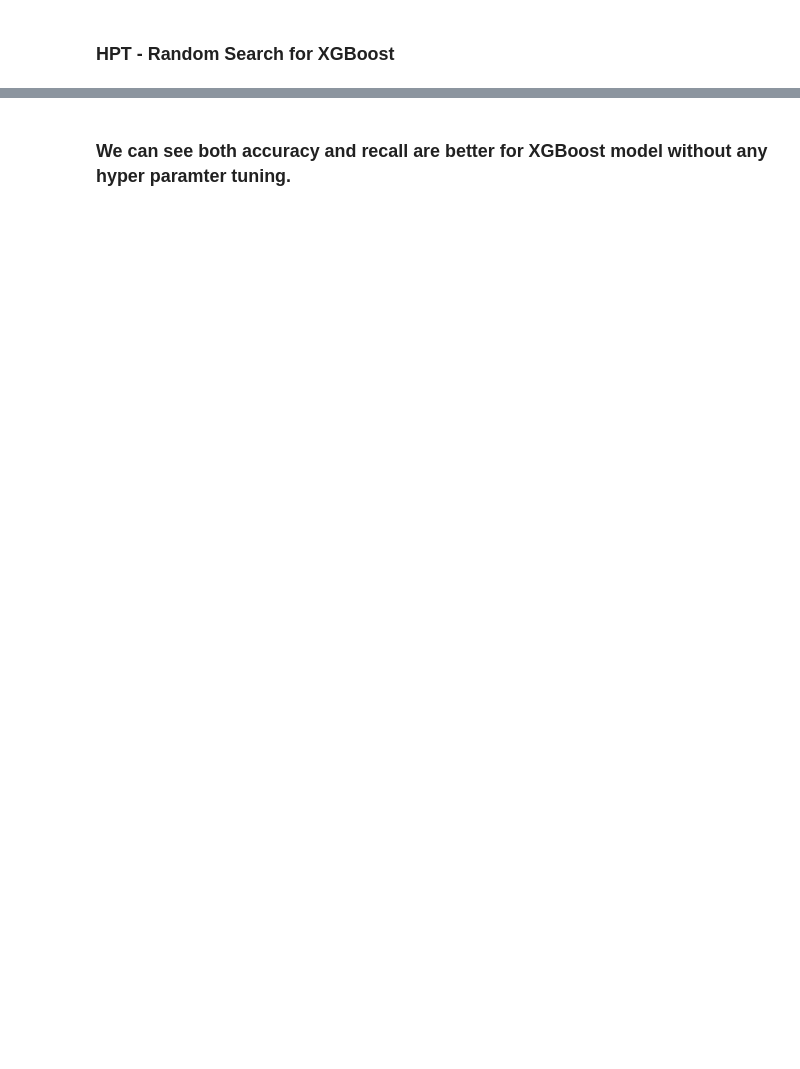
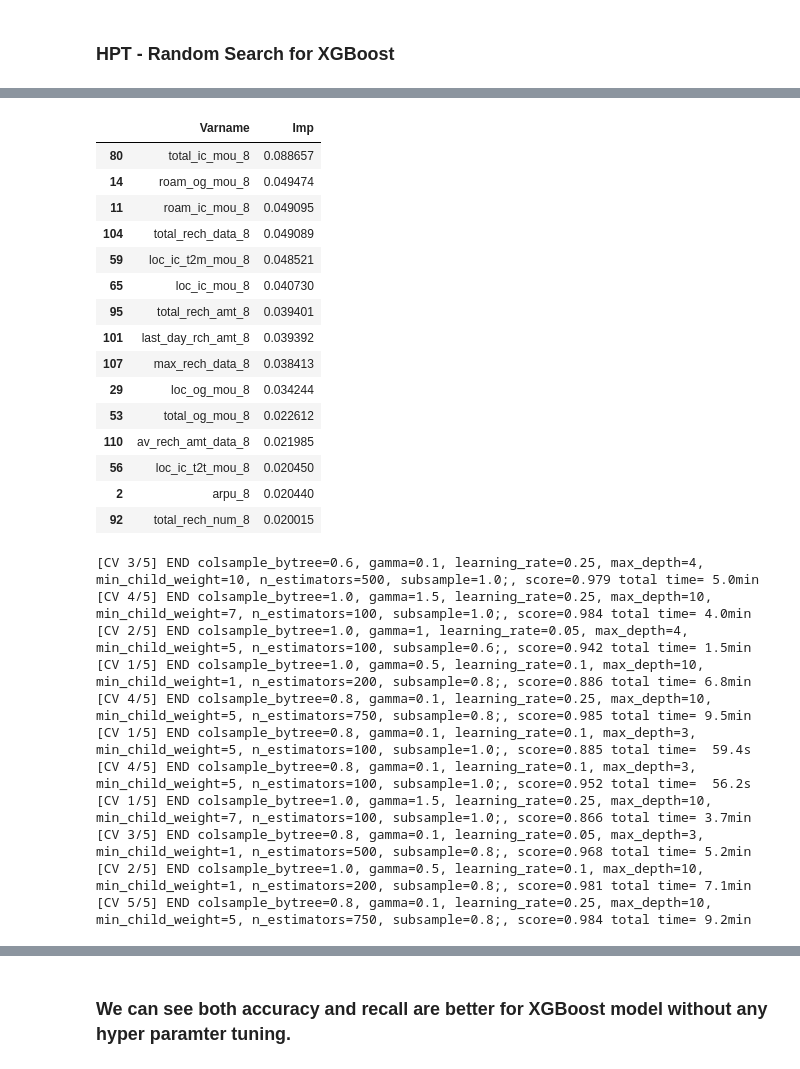
Before and after one commit to kc11381/case_study_telecom_churn_pca_ensemble_models, a Jupyter notebook: telecom_churn_pca_ensemble_models.ipynb, the cells around one changed output, grey strips where cells are left out. Drawn from its saved outputs; the diff is of its cells as text; code cells hidden in the pictures; blank space fills up the shorter version.

```diff
--- a/telecom_churn_pca_ensemble_models.ipynb
+++ b/telecom_churn_pca_ensemble_models.ipynb
@@ -1466,0 +1494,5 @@ xgb_predictions = random_search.predict(telecom_test_df_ori)
+# %%
+imp_df = pd.DataFrame({
+    "Varname": X_train.columns,
+    "Imp": rf_best.feature_importances_
+})
@@ -1467,3 +1514,33 @@ xgb_predictions = random_search.predict(telecom_test_df_ori)
+# %%
+imp_df.sort_values(by="Imp", ascending=False).head(15)
+# %% [output]
+|  | Varname | Imp |
+| 80 | total_ic_mou_8 | 0.088657 |
+| 14 | roam_og_mou_8 | 0.049474 |
+| 11 | roam_ic_mou_8 | 0.049095 |
+| 104 | total_rech_data_8 | 0.049089 |
+| 59 | loc_ic_t2m_mou_8 | 0.048521 |
+| 65 | loc_ic_mou_8 | 0.040730 |
+| 95 | total_rech_amt_8 | 0.039401 |
+| 101 | last_day_rch_amt_8 | 0.039392 |
+| 107 | max_rech_data_8 | 0.038413 |
+| 29 | loc_og_mou_8 | 0.034244 |
+| 53 | total_og_mou_8 | 0.022612 |
+| 110 | av_rech_amt_data_8 | 0.021985 |
+| 56 | loc_ic_t2t_mou_8 | 0.020450 |
+| 2 | arpu_8 | 0.020440 |
+| 92 | total_rech_num_8 | 0.020015 |
+[CV 3/5] END colsample_bytree=0.6, gamma=0.1, learning_rate=0.25, max_depth=4, min_child_weight=10, n_estimators=500, subsample=1.0;, score=0.979 total time= 5.0min
+[CV 4/5] END colsample_bytree=1.0, gamma=1.5, learning_rate=0.25, max_depth=10, min_child_weight=7, n_estimators=100, subsample=1.0;, score=0.984 total time= 4.0min
+[CV 2/5] END colsample_bytree=1.0, gamma=1, learning_rate=0.05, max_depth=4, min_child_weight=5, n_estimators=100, subsample=0.6;, score=0.942 total time= 1.5min
+[CV 1/5] END colsample_bytree=1.0, gamma=0.5, learning_rate=0.1, max_depth=10, min_child_weight=1, n_estimators=200, subsample=0.8;, score=0.886 total time= 6.8min
+[CV 4/5] END colsample_bytree=0.8, gamma=0.1, learning_rate=0.25, max_depth=10, min_child_weight=5, n_estimators=750, subsample=0.8;, score=0.985 total time= 9.5min
+[CV 1/5] END colsample_bytree=0.8, gamma=0.1, learning_rate=0.1, max_depth=3, min_child_weight=5, n_estimators=100, subsample=1.0;, score=0.885 total time=  59.4s
+[CV 4/5] END colsample_bytree=0.8, gamma=0.1, learning_rate=0.1, max_depth=3, min_child_weight=5, n_estimators=100, subsample=1.0;, score=0.952 total time=  56.2s
+[CV 1/5] END colsample_bytree=1.0, gamma=1.5, learning_rate=0.25, max_depth=10, min_child_weight=7, n_estimators=100, subsample=1.0;, score=0.866 total time= 3.7min
+[CV 3/5] END colsample_bytree=0.8, gamma=0.1, learning_rate=0.05, max_depth=3, min_child_weight=1, n_estimators=500, subsample=0.8;, score=0.968 total time= 5.2min
+[CV 2/5] END colsample_bytree=1.0, gamma=0.5, learning_rate=0.1, max_depth=10, min_child_weight=1, n_estimators=200, subsample=0.8;, score=0.981 total time= 7.1min
+[CV 5/5] END colsample_bytree=0.8, gamma=0.1, learning_rate=0.25, max_depth=10, min_child_weight=5, n_estimators=750, subsample=0.8;, score=0.984 total time= 9.2min
 # %%
 xgb_predictions_prob = random_search.predict_proba(telecom_test_df_ori)
 xgb_predictions_prob
```
Also changed, not shown: parts of 82 cells of this notebook, 1 other file.
